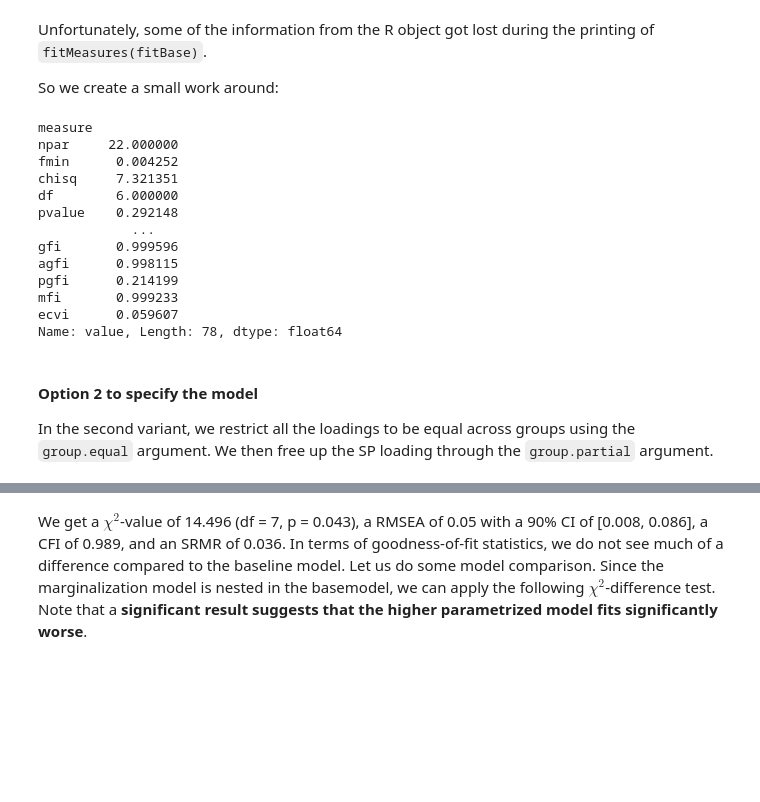
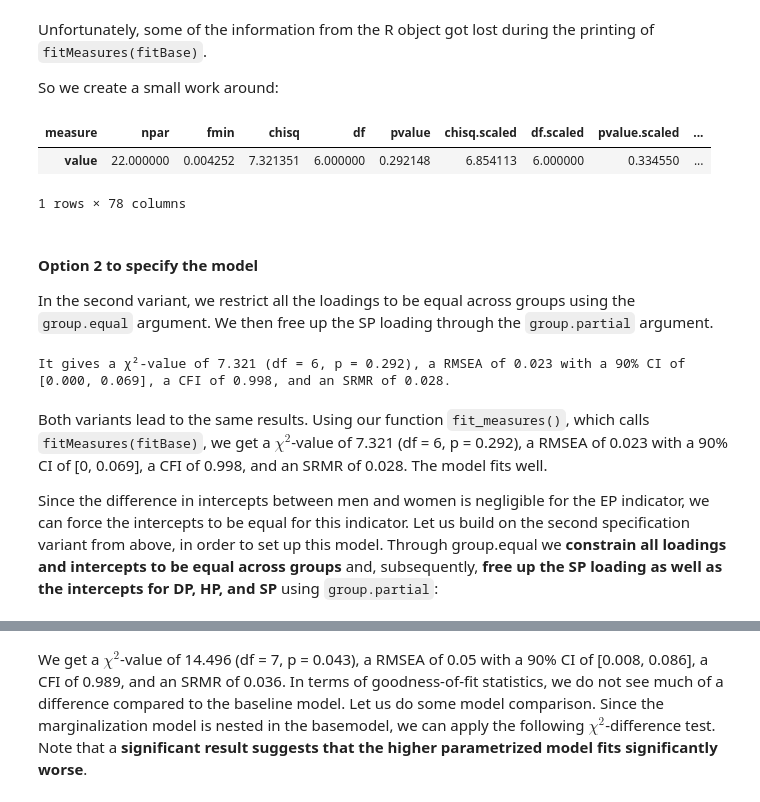
Before and after one commit to pegaseehorn/psy126, a Jupyter notebook: book/TT/9_Invariance/1_inv_quant.ipynb, the cells around one changed output, grey strips where cells are left out. Saved outputs shown, nothing was run; the diff lists cells and outputs as text; code cells hidden in the pictures; blank space fills up the shorter version.

```diff
--- a/book/TT/9_Invariance/1_inv_quant.ipynb
+++ b/book/TT/9_Invariance/1_inv_quant.ipynb
@@ -214,35 +265,67 @@ So we create a small work around:
 # %%
 # Helper function to extract fit measures from the fitBase model
 def fit_measures(model_name):
   ro.r(f"""
       df_fit <- data.frame( measure = names(fitMeasures({model_name})),
                             value   = unname(fitMeasures({model_name})),
                             row.names = NULL )
         """)
   fit_df = pandas2ri.rpy2py(ro.r["df_fit"])
-  fit_series = fit_df.set_index('measure')['value']  # Convert to series to facilitate access (e.g., fit_series['chisq'])
-  return fit_series
+  return fit_df
 
-fit = fit_measures('fitBase')
-print(fit)
+# Extract fit measures from the fitBase model
+fit_df = fit_measures('fitBase')
+fit_df = fit_df.set_index('measure').T  # Transpose the DataFrame for better readability
+fit_df
 # %% [output]
+| measure | npar | fmin | chisq | df | pvalue | chisq.scaled | df.scaled | pvalue.scaled | ... |
+| value | 22.000000 | 0.004252 | 7.321351 | 6.000000 | 0.292148 | 6.854113 | 6.000000 | 0.334550 | ... |
-measure
-npar     22.000000
-fmin      0.004252
-chisq     7.321351
-df        6.000000
-pvalue    0.292148
-            ...
-gfi       0.999596
-agfi      0.998115
-pgfi      0.214199
-mfi       0.999233
-ecvi      0.059607
-Name: value, Length: 78, dtype: float64
+1 rows × 78 columns
 # %% [markdown]
 #### Option 2 to specify the model
 
 In the second variant, we restrict all the loadings to be equal across groups
 using the `group.equal` argument. We then free up the SP loading through the
 `group.partial` argument.
+# %%
+# Second option to specify the model
+ro.r("GP_model <- 'GP =~ EP + HP + DP + SP'")
+ro.r('fitBase <- lavaan::cfa(GP_model,data = Bergh, group = "gender", group.equal = c("loadings"), group.partial = c("GP=~ SP"), estimator = "MLR")')
+fit_df = fit_measures('fitBase')
+
+# This time we print the fit measures we are interested in
+def print_fit_summary(fit_df):
+    """
+    Print a summary of model fit statistics from a fit_measures df.
+    """
+    fit_series = fit_df.set_index('measure')['value']  # Convert to series to facilitate indexing
+    chisq = fit_series['chisq']
+    df = int(fit_series['df'])
+    pval = fit_series['pvalue']
+    rmsea = fit_series['rmsea']
+    rmsea_low = fit_series['rmsea.ci.lower']
+    rmsea_up = fit_series['rmsea.ci.upper']
+    cfi = fit_series['cfi']
+    srmr = fit_series['srmr']
+
+    print(
+        f"It gives a χ²-value of {chisq:.3f} (df = {df}, p = {pval:.3g}), "
+        f"a RMSEA of {rmsea:.3f} with a 90% CI of [{rmsea_low:.3f}, {rmsea_up:.3f}], "
+        f"a CFI of {cfi:.3f}, and an SRMR of {srmr:.3f}."
+    )
+
+print_fit_summary(fit_df)
+# %% [output]
+It gives a χ²-value of 7.321 (df = 6, p = 0.292), a RMSEA of 0.023 with a 90% CI of [0.000, 0.069], a CFI of 0.998, and an SRMR of 0.028.
+# %% [markdown]
+Both variants lead to the same results. Using our function `fit_measures()`, which calls `fitMeasures(fitBase)`,
+we get a $\chi^2$-value of 7.321 (df = 6, p = 0.292), a RMSEA of 0.023 with a 90%
+CI of [0, 0.069], a CFI of 0.998, and an SRMR of 0.028. The model fits well.
+
+Since the difference in intercepts between men and women is negligible for the
+EP indicator, we can force the intercepts to be equal for this indicator. Let us build on
+the second specification variant from above, in order to set up this model. Through
+group.equal we **constrain all loadings and intercepts to be equal across groups**
+and, subsequently, **free up the SP loading as well as the intercepts for DP, HP, and**
+**SP** using `group.partial`:
 # %%
```
Also changed, not shown: parts of 19 cells of this notebook.
